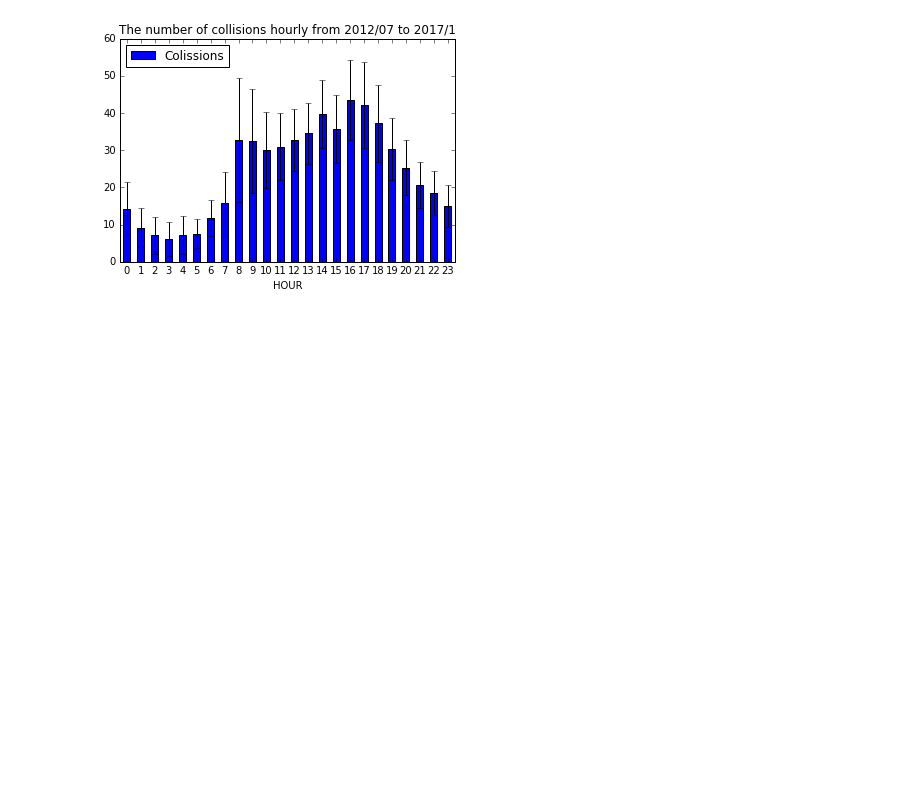
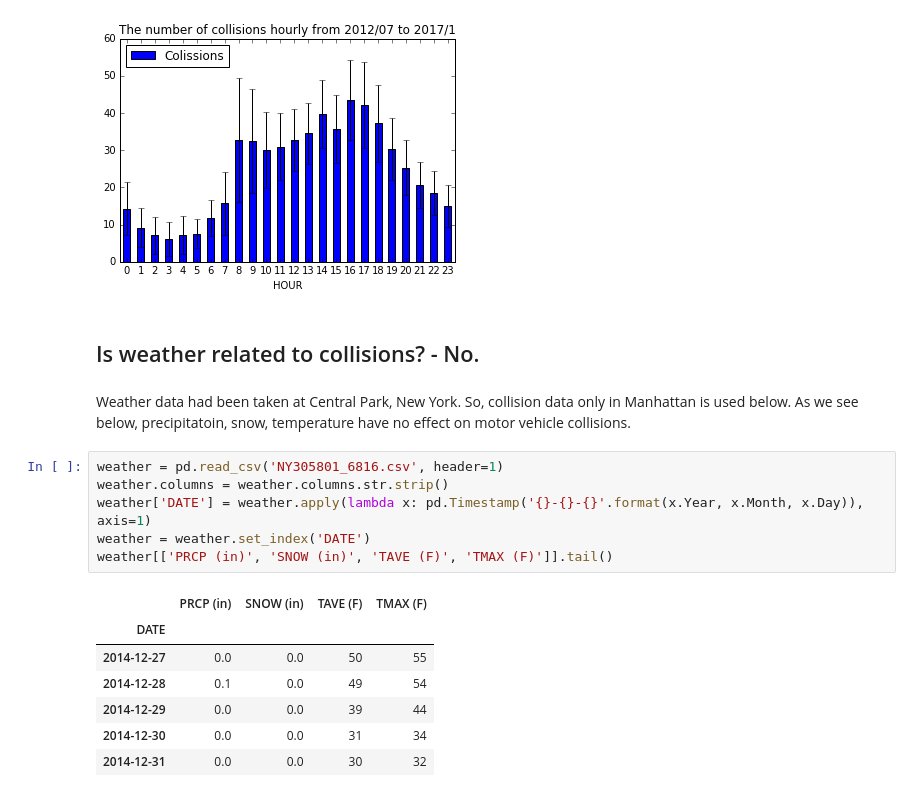
Before and after one commit to asterisk37n/notebooks, a Jupyter notebook: nypd_motor_vehicle_collisions.ipynb, the cells around one changed output. Cells and saved outputs as stored; diff of their text form; blank space fills up the shorter version.

```diff
--- a/nypd_motor_vehicle_collisions.ipynb
+++ b/nypd_motor_vehicle_collisions.ipynb
@@ -260,3 +260,21 @@ df_hour3.mean().plot.bar(yerr=df_hour3.std(), rot=0, title='The number of collis
 # df_hour.value_counts().sort_index().plot.bar(rot=0)
 # %% [output]
 [figure]
+# %% [markdown]
+## Is weather related to collisions? - No.
+# %% [markdown]
+Weather data had been taken at Central Park, New York. So, collision data only in Manhattan is used below. As we see below, precipitatoin, snow, temperature have no effect on motor vehicle collisions.
+# %%
+weather = pd.read_csv('NY305801_6816.csv', header=1)
+weather.columns = weather.columns.str.strip()
+weather['DATE'] = weather.apply(lambda x: pd.Timestamp('{}-{}-{}'.format(x.Year, x.Month, x.Day)), axis=1)
+weather = weather.set_index('DATE')
+weather[['PRCP (in)', 'SNOW (in)', 'TAVE (F)', 'TMAX (F)']].tail()
+# %% [output]
+|  | PRCP (in) | SNOW (in) | TAVE (F) | TMAX (F) |
+| DATE |  |  |  |  |
+| 2014-12-27 | 0.0 | 0.0 | 50 | 55 |
+| 2014-12-28 | 0.1 | 0.0 | 49 | 54 |
+| 2014-12-29 | 0.0 | 0.0 | 39 | 44 |
+| 2014-12-30 | 0.0 | 0.0 | 31 | 34 |
+| 2014-12-31 | 0.0 | 0.0 | 30 | 32 |
```
Also changed, not shown: parts of 6 cells of this notebook.
